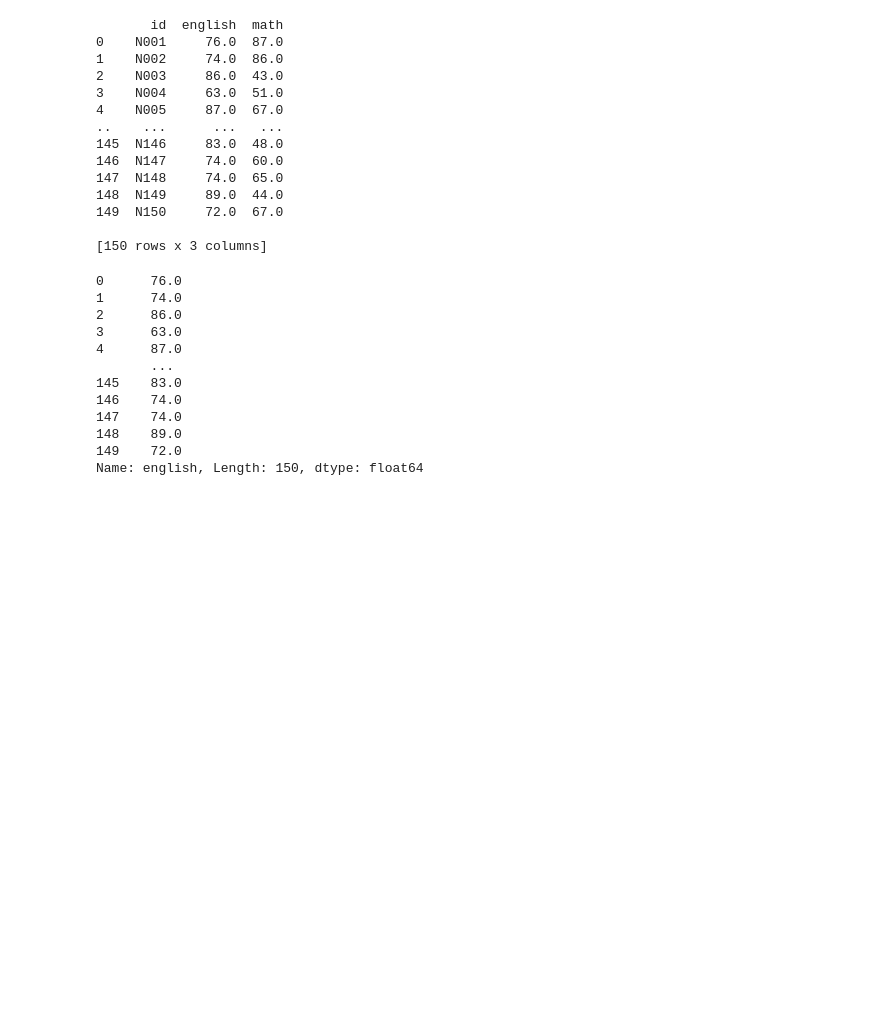
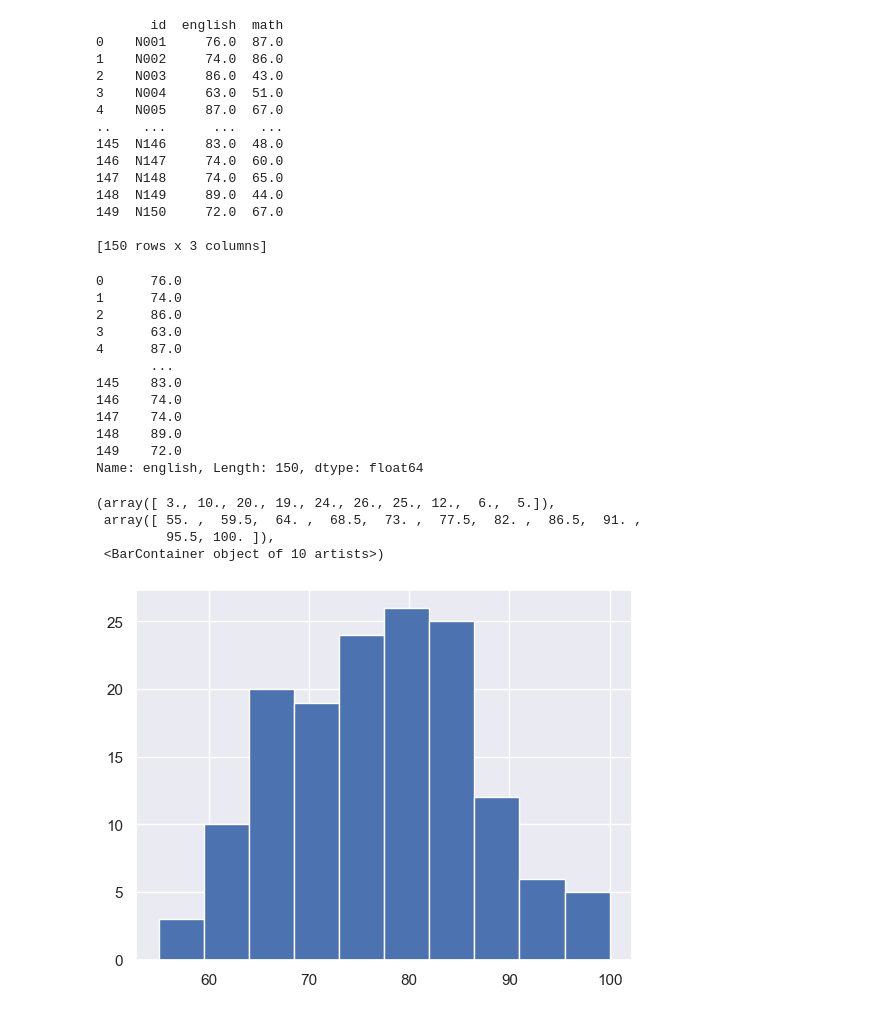
Before and after one commit to Mozuku123/dsdev, a Jupyter notebook: Lesson05_Estimation/課題2：テストの成績の点推定と区間推定.ipynb, the cells around one changed output. Saved outputs shown, nothing was run; the diff lists cells and outputs as text; code cells hidden in the pictures; blank space fills up the shorter version.

```diff
--- a/Lesson05_Estimation/課題2：テストの成績の点推定と区間推定.ipynb
+++ b/Lesson05_Estimation/課題2：テストの成績の点推定と区間推定.ipynb
@@ -43,3 +43,12 @@ import matplotlib.pyplot as plt
 import seaborn as sns
 
 sns.set_theme()
+# %%
+# matplotlibでヒストグラムを作成
+plt.hist(df["english"])
+# %% [output]
+(array([ 3., 10., 20., 19., 24., 26., 25., 12.,  6.,  5.]),
+ array([ 55. ,  59.5,  64. ,  68.5,  73. ,  77.5,  82. ,  86.5,  91. ,
+         95.5, 100. ]),
+ <BarContainer object of 10 artists>)
+[figure, added]
```
Also changed, not shown: parts of 5 cells of this notebook.
